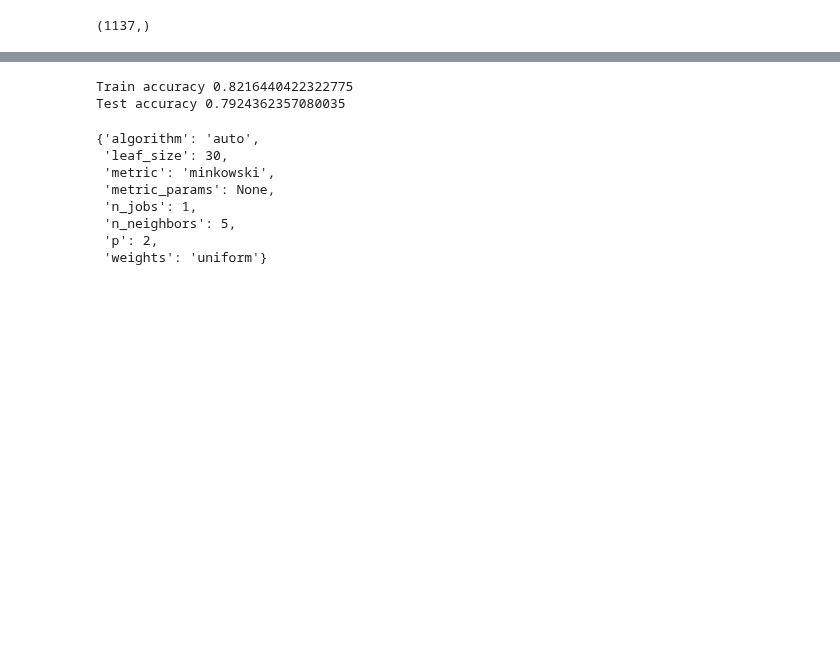
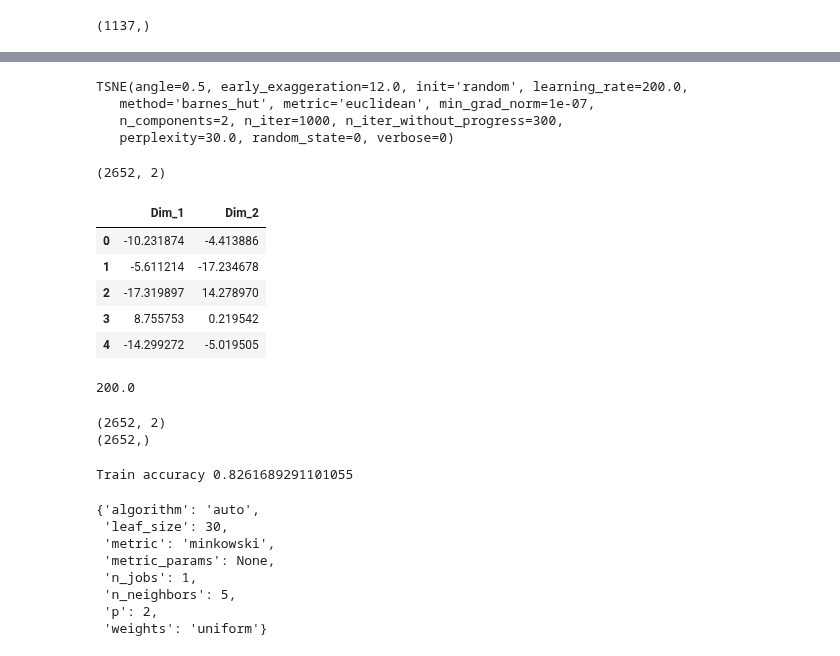
Before and after one commit to nov012017/Code, a Jupyter notebook: AppliedAI/Content/17. Amazon Food Reviews Data Set/Amazon Fine Food Reviews Analysis.ipynb, the cells around one changed output, grey strips where cells are left out. Drawn from its saved outputs; the diff is of its cells as text; code cells hidden in the pictures; blank space fills up the shorter version.

```diff
--- a/AppliedAI/Content/17. Amazon Food Reviews Data Set/Amazon Fine Food Reviews Analysis.ipynb
+++ b/AppliedAI/Content/17. Amazon Food Reviews Data Set/Amazon Fine Food Reviews Analysis.ipynb
@@ -305,2 +370,40 @@ y_test.shape
+# %%
+from sklearn.manifold import TSNE
+model=TSNE(n_components=2,random_state=0)
+model.fit(X_train)
+#tsne=model.transform(X_train)
+#tsne=np.vstack((tsne.T,y_train)).T
+#tsne_df=pad.DataFrame(tsne,columns=['PC1','PC2','Class'])
+# %% [output]
+TSNE(angle=0.5, early_exaggeration=12.0, init='random', learning_rate=200.0,
+   method='barnes_hut', metric='euclidean', min_grad_norm=1e-07,
+   n_components=2, n_iter=1000, n_iter_without_progress=300,
+   perplexity=30.0, random_state=0, verbose=0)
+# %%
+tsne_data=model.fit_transform(X_train)
+# %%
+tsne_data.shape
+# %% [output]
+(2652, 2)
+# %%
+tsne_df=pd.DataFrame(tsne_data,columns=['Dim_1','Dim_2'])
+# %%
+tsne_df.head()
+# %% [output]
+|  | Dim_1 | Dim_2 |
+| 0 | -10.231874 | -4.413886 |
+| 1 | -5.611214 | -17.234678 |
+| 2 | -17.319897 | 14.278970 |
+| 3 | 8.755753 | 0.219542 |
+| 4 | -14.299272 | -5.019505 |
+# %%
+model.learning_rate
+# %% [output]
+200.0
 # %%
 ## Applying KNN on the Filtered DataSet
+print(tsne_df.shape)
+print(y_train.shape)
+# %% [output]
+(2652, 2)
+(2652,)
@@ -307,17 +413,16 @@ y_test.shape
 # %%
 from sklearn.neighbors import KNeighborsClassifier
 neigh=KNeighborsClassifier(n_neighbors=5, weights='uniform',algorithm='auto',p=2)
-neigh.fit(X_train,y_train)
-predict=neigh.predict(X_train)
+neigh.fit(tsne_df,y_train)
+predict=neigh.predict(tsne_df)
 
 from sklearn.metrics import accuracy_score
 print('Train accuracy',accuracy_score(y_train,predict))
 
-predict_test=neigh.predict(X_test)
-print('Test accuracy',accuracy_score(y_test,predict_test))
+#predict_test=neigh.predict(X_test)
+#print('Test accuracy',accuracy_score(y_test,predict_test))
 # %% [output]
-Train accuracy 0.8216440422322775
-Test accuracy 0.7924362357080035
+Train accuracy 0.8261689291101055
 # %%
 neigh.get_params(1)
 # %% [output]
```
Also changed, not shown: parts of 17 cells of this notebook.
